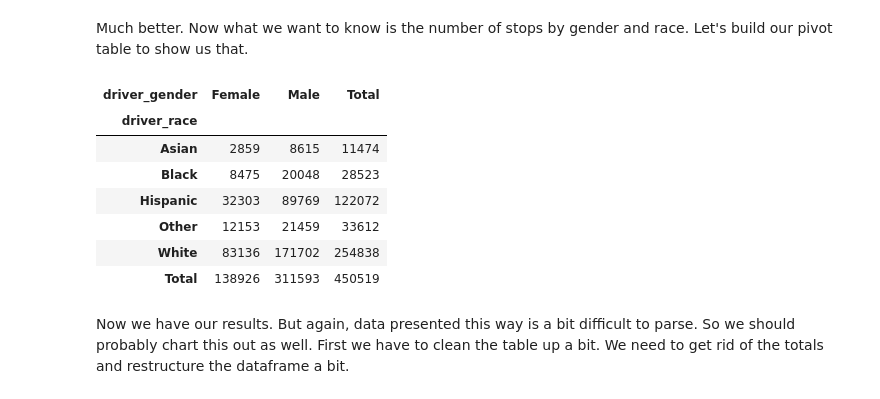
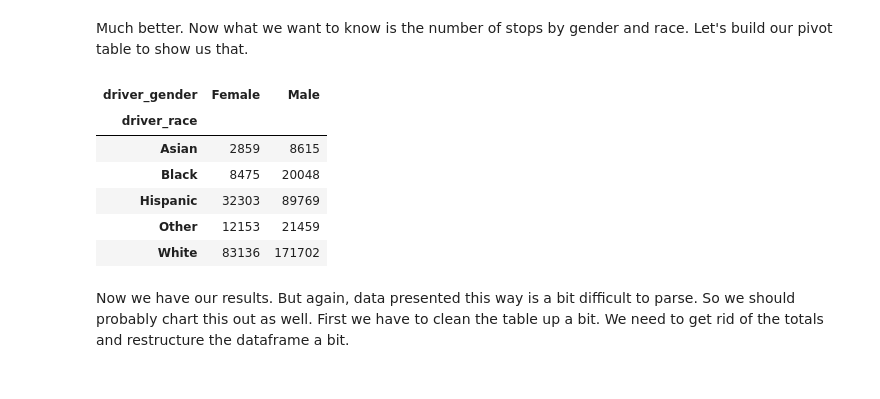
Before and after one commit to newshackaz/az_stops, a Jupyter notebook: completed_analysis.ipynb, the cells around one changed output. Saved outputs shown, nothing was run; the diff lists cells and outputs as text; code cells hidden in the pictures.

```diff
--- a/completed_analysis.ipynb
+++ b/completed_analysis.ipynb
@@ -24,7 +24,7 @@ Don't forget where our data is located - in this case it is at `./data/az_2015.c
 
 Since we have mostly data that consists of categories rather than numbers we are going to tell Pandas to import everything as if it was just text using the `dtype = object` argument. This has the added benefit of suppressing a warning issued by Pandas because it cannot determine the data types for each column.
 # %%
-az_stops = pd.read_csv('./data/az_2015.csv', dtype = object)
+az_stops = pd.read_csv('./data/az_2015.csv', dtype = str)
 # %% [markdown]
 ## Getting to know our data
 
@@ -257,20 +257,17 @@ Much better. Now what we want to know is the number of stops by gender and race.
 # %%
 stops_by_sex_race = pd.pivot_table(az_stops,
                                    columns = 'driver_gender',
                                    index = 'driver_race',
                                    values = 'id',
-                                   aggfunc = 'count',
-                                   margins = True,
-                                   margins_name = 'Total')
+                                   aggfunc = 'count')
 stops_by_sex_race
 # %% [output]
-| driver_gender | Female | Male | Total |
-| driver_race |  |  |  |
-| Asian | 2859 | 8615 | 11474 |
-| Black | 8475 | 20048 | 28523 |
-| Hispanic | 32303 | 89769 | 122072 |
-| Other | 12153 | 21459 | 33612 |
-| White | 83136 | 171702 | 254838 |
-| Total | 138926 | 311593 | 450519 |
+| driver_gender | Female | Male |
+| driver_race |  |  |
+| Asian | 2859 | 8615 |
+| Black | 8475 | 20048 |
+| Hispanic | 32303 | 89769 |
+| Other | 12153 | 21459 |
+| White | 83136 | 171702 |
 # %% [markdown]
 Now we have our results. But again, data presented this way is a bit difficult to parse. So we should probably chart this out as well. First we have to clean the table up a bit. We need to get rid of the totals and restructure the dataframe a bit.
```
Also changed, not shown: parts of 33 cells of this notebook.
